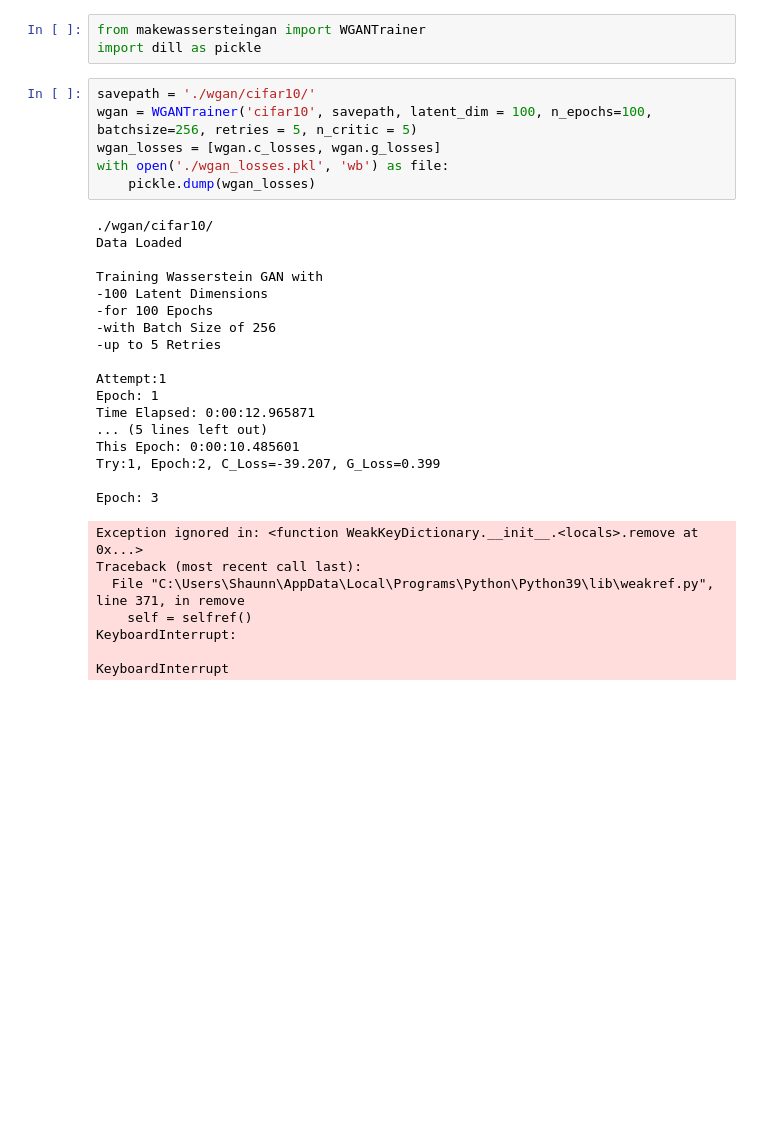
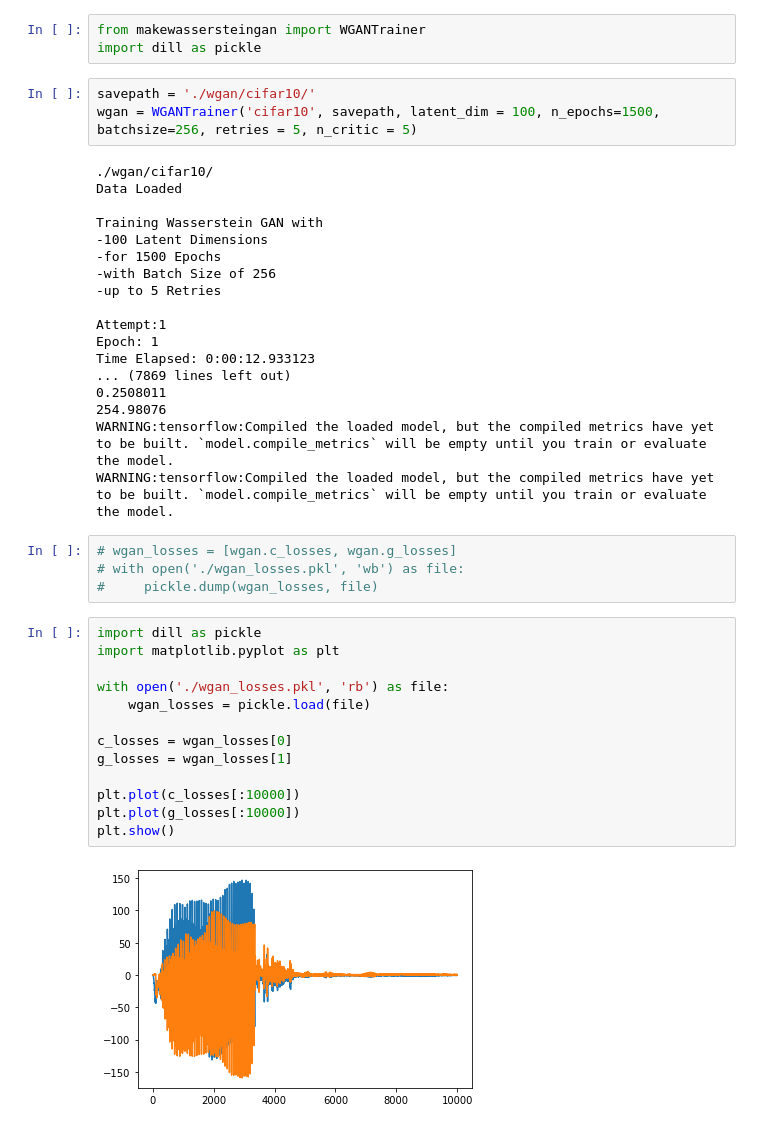
Before and after one commit to shaunntan/GenerativeAdversarialActLearning, a Jupyter notebook: Trainer - WGAN Trainer using Class.ipynb, the cells around one changed output. Saved outputs shown, nothing was run; the diff lists cells and outputs as text; blank space fills up the shorter version.

Commit message:
Updated more results, added continue training for WGAN.

```diff
--- a/Trainer - WGAN Trainer using Class.ipynb
+++ b/Trainer - WGAN Trainer using Class.ipynb
@@ -3,32 +3,41 @@ from makewassersteingan import WGANTrainer
 import dill as pickle
 # %%
 savepath = './wgan/cifar10/'
-wgan = WGANTrainer('cifar10', savepath, latent_dim = 100, n_epochs=100, batchsize=256, retries = 5, n_critic = 5)
-wgan_losses = [wgan.c_losses, wgan.g_losses]
-with open('./wgan_losses.pkl', 'wb') as file:
-    pickle.dump(wgan_losses)
+wgan = WGANTrainer('cifar10', savepath, latent_dim = 100, n_epochs=1500, batchsize=256, retries = 5, n_critic = 5)
 # %% [output]
 ./wgan/cifar10/
 Data Loaded
 
 Training Wasserstein GAN with
 -100 Latent Dimensions
--for 100 Epochs
+-for 1500 Epochs
 -with Batch Size of 256
 -up to 5 Retries
 
 Attempt:1
 Epoch: 1
-Time Elapsed: 0:00:12.965871
-... (5 lines left out)
-This Epoch: 0:00:10.485601
-Try:1, Epoch:2, C_Loss=-39.207, G_Loss=0.399
-
-Epoch: 3
+Time Elapsed: 0:00:12.933123
+... (7869 lines left out)
+0.2508011
+254.98076
+WARNING:tensorflow:Compiled the loaded model, but the compiled metrics have yet to be built. `model.compile_metrics` will be empty until you train or evaluate the model.
+WARNING:tensorflow:Compiled the loaded model, but the compiled metrics have yet to be built. `model.compile_metrics` will be empty until you train or evaluate the model.
-Exception ignored in: <function WeakKeyDictionary.__init__.<locals>.remove at 0x...>
-Traceback (most recent call last):
-  File "C:\Users\Shaunn\AppData\Local\Programs\Python\Python39\lib\weakref.py", line 371, in remove
-    self = selfref()
-KeyboardInterrupt:
-
-KeyboardInterrupt
+# %%
+# wgan_losses = [wgan.c_losses, wgan.g_losses]
+# with open('./wgan_losses.pkl', 'wb') as file:
+#     pickle.dump(wgan_losses, file)
+# %%
+import dill as pickle
+import matplotlib.pyplot as plt
+
+with open('./wgan_losses.pkl', 'rb') as file:
+    wgan_losses = pickle.load(file)
+
+c_losses = wgan_losses[0]
+g_losses = wgan_losses[1]
+
+plt.plot(c_losses[:10000])
+plt.plot(g_losses[:10000])
+plt.show()
+# %% [output]
+[figure, added]
```
Also changed, not shown: 21 other files.
